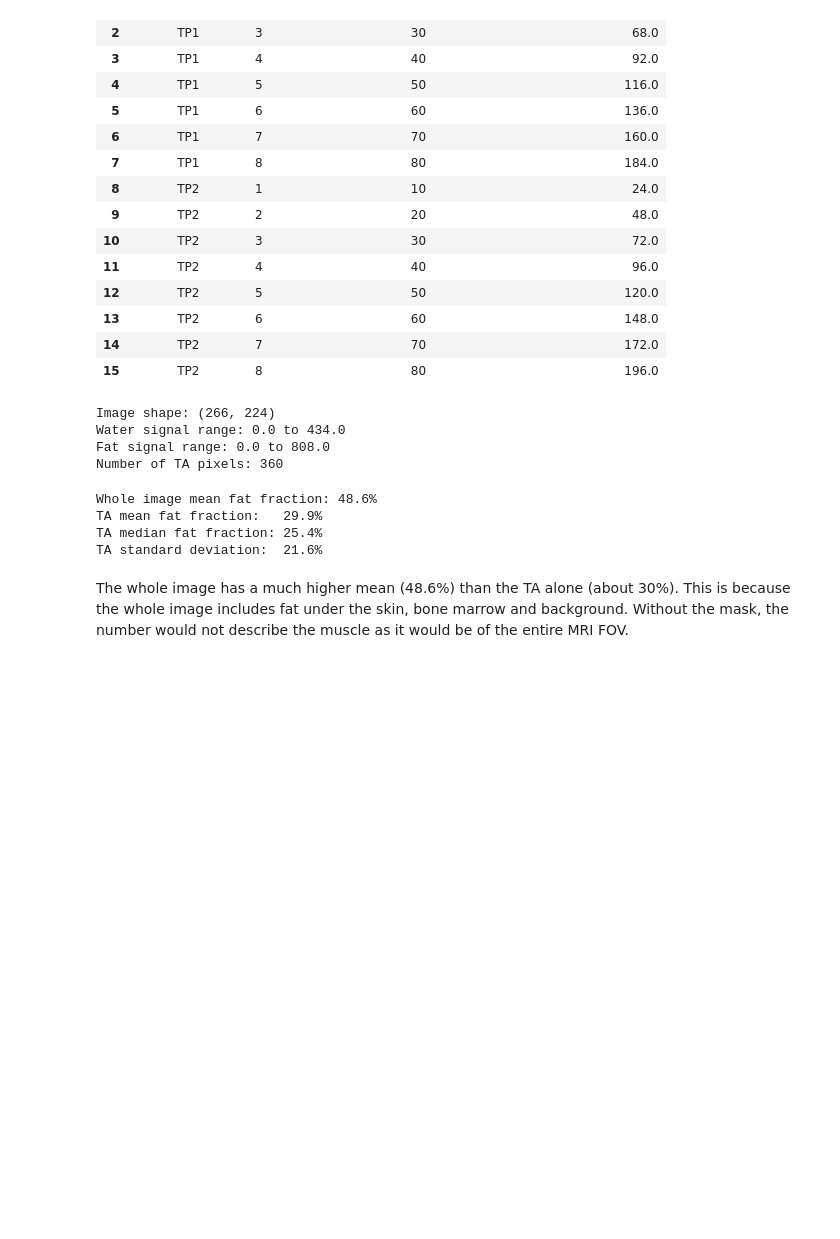
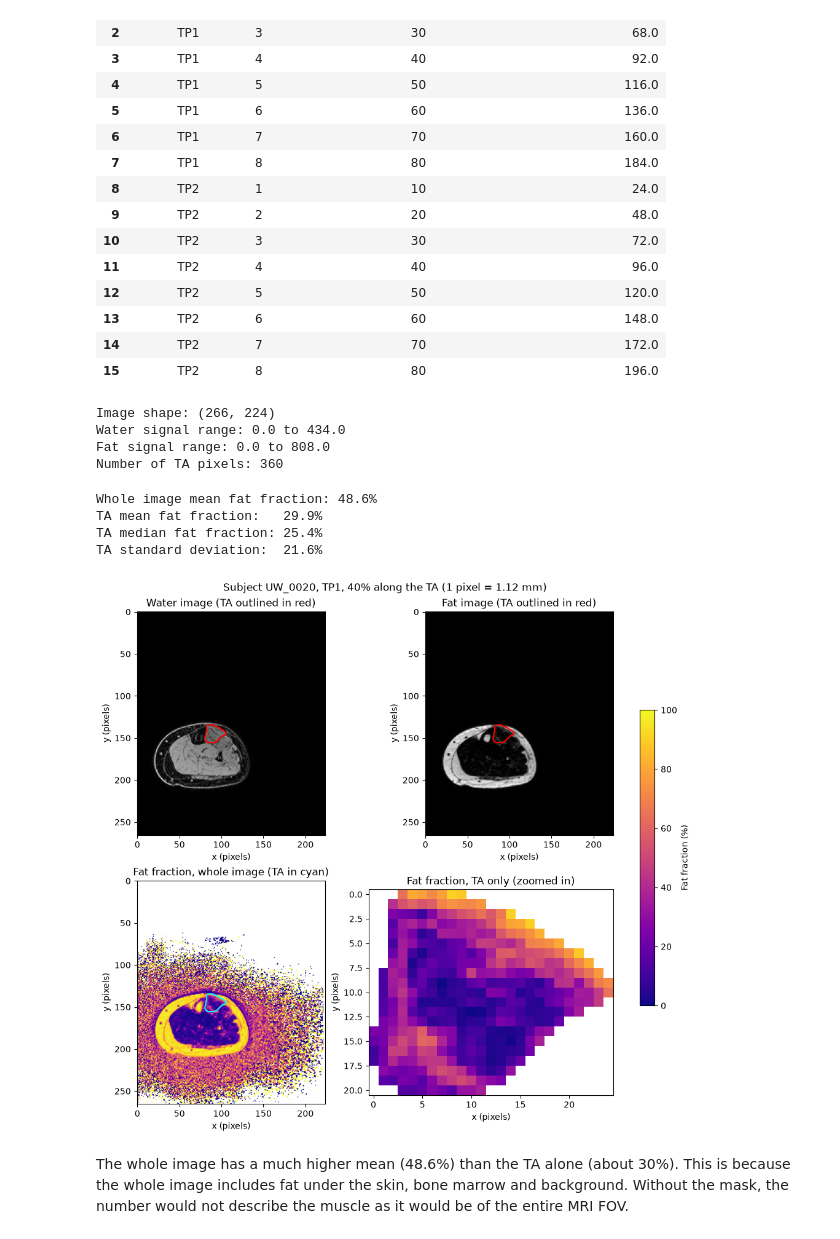
Before and after one commit to IliyaSomov-code/Module-2-Collab, a Jupyter notebook: FSHD_Module2_Project_Template.ipynb, the cells around one changed output. Cells and saved outputs as stored; diff of their text form; code cells hidden in the pictures; blank space fills up the shorter version.

```diff
--- a/FSHD_Module2_Project_Template.ipynb
+++ b/FSHD_Module2_Project_Template.ipynb
@@ -175,5 +175,37 @@ Whole image mean fat fraction: 48.6%
 TA mean fat fraction:   29.9%
 TA median fat fraction: 25.4%
 TA standard deviation:  21.6%
+# %%
+fig, axes = plt.subplots(2, 2, figsize=(10, 9), layout="constrained")
+
+axes[0, 0].imshow(water, cmap="gray")
+axes[0, 0].contour(mask, levels=[0.5], colors="red")
+axes[0, 0].set_title("Water image (TA outlined in red)")
+
+axes[0, 1].imshow(fat, cmap="gray")
+axes[0, 1].contour(mask, levels=[0.5], colors="red")
+axes[0, 1].set_title("Fat image (TA outlined in red)")
+
+im = axes[1, 0].imshow(ff_whole, cmap="plasma", vmin=0, vmax=100)
+axes[1, 0].contour(mask, levels=[0.5], colors="cyan")
+axes[1, 0].set_title("Fat fraction, whole image (TA in cyan)")
+
+# zoom in on the TA
+r, c = np.where(mask)
+ta_zoom = ff_ta[r.min():r.max() + 1, c.min():c.max() + 1]
+axes[1, 1].imshow(ta_zoom, cmap="plasma", vmin=0, vmax=100)
+axes[1, 1].set_title("Fat fraction, TA only (zoomed in)")
+
+for ax in axes.flat:
+    ax.set_xlabel("x (pixels)")
+    ax.set_ylabel("y (pixels)")
+
+fig.colorbar(im, ax=axes.ravel().tolist(), shrink=0.6,
+             label="Fat fraction (%)")
+fig.suptitle("Subject UW_0020, TP1, 40% along the TA "
+             "(1 pixel = 1.12 mm)")
+plt.show()
+# %% [output]
+[figure, added]
 # %% [markdown]
 The whole image has a much higher mean (48.6%) than the TA alone (about 30%). This is because the whole image includes fat under the skin, bone marrow and background. Without the mask, the number would not describe the muscle as it would be of the entire MRI FOV.
```
Also changed, not shown: parts of 4 cells of this notebook.
